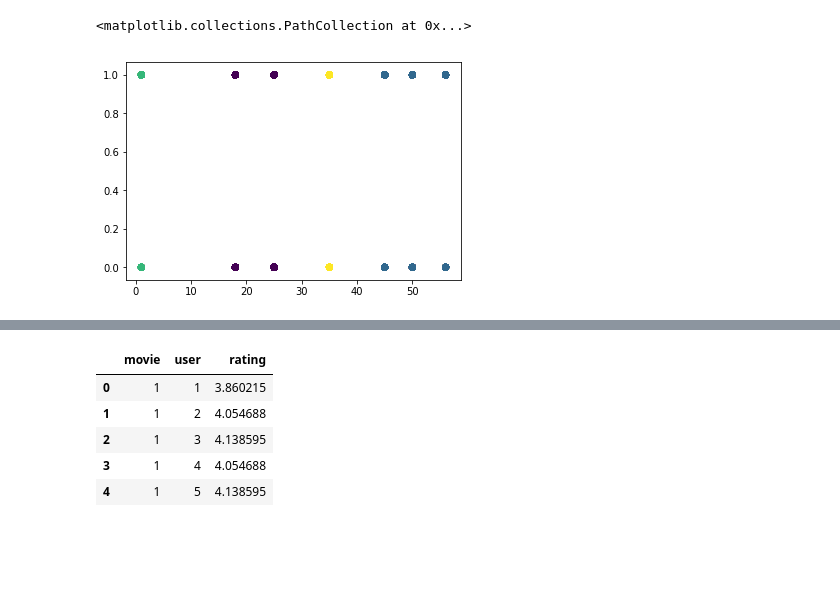
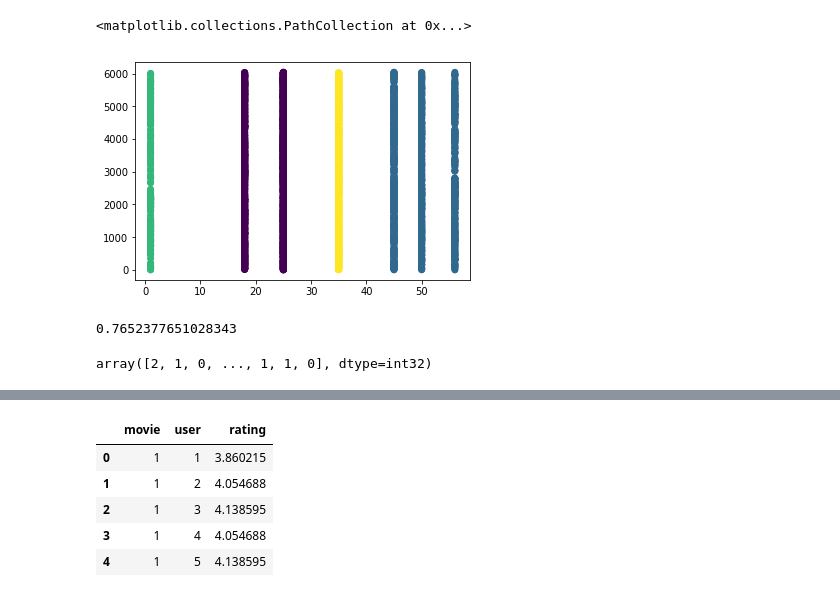
Before and after one commit to SSITB/recommender-case-study, a Jupyter notebook: presentation.ipynb, the cells around one changed output, grey strips where cells are left out. Saved outputs shown, nothing was run; the diff lists cells and outputs as text; code cells hidden in the pictures; blank space fills up the shorter version.

```diff
--- a/presentation.ipynb
+++ b/presentation.ipynb
@@ -22,4 +18,12 @@ data = data.drop('timestamp',axis=1)
 # %%
+# Training sample
+data = pd.read_csv('training.csv')
+data = data.drop('timestamp',axis=1)
+
+# Test sample
+data_requests = pd.read_csv('requests.csv')
+data_requests_spark = spark.createDataFrame(data_requests)
+
 # Users metadata
-usersdb = pd.read_csv('data/users.dat',sep='::',header=None,names=['UserID','Gender','Age','Occupation','Zip-code'])
+usersdb = pd.read_csv('users.dat',sep='::',header=None,names=['UserID','Gender','Age','Occupation','Zip-code'])
 usersdb = pd.get_dummies(usersdb, columns=['Gender'], drop_first=True)
@@ -26,10 +44,14 @@ usersdb = pd.get_dummies(usersdb, columns=['Gender'], drop_first=True)
 # %%
 #Kmeans clustering
 dataKmeans = usersdb[['Age','Gender_M']]
 kmeans_model = KMeans(n_clusters=4, n_init = 10, max_iter =100, random_state=1).fit(dataKmeans)
 labels=kmeans_model.labels_
-silhouette_score(dataKmeans, labels, metric='euclidean') #0.78
-plt.scatter(dataKmeans.iloc[:,0],dataKmeans.iloc[:,1],c=labels)
+silhouette_score(dataKmeans, labels, metric='euclidean') #0.76
+plt.scatter(dataKmeans.iloc[:,0],usersdb.iloc[:,0],c=labels)
 # %% [output]
 <matplotlib.collections.PathCollection at 0x...>
-[figure, old version]
+[figure, new version]
+# %%
+silhouette_score(dataKmeans, labels, metric='euclidean') #0.76
+# %% [output]
+0.7652377651028343
@@ -35,0 +60,4 @@ plt.scatter(dataKmeans.iloc[:,0],dataKmeans.iloc[:,1],c=labels)
+# %%
+labels
+# %% [output]
+array([2, 1, 0, ..., 1, 1, 0], dtype=int32)
```
Also changed, not shown: parts of 34 cells of this notebook.
